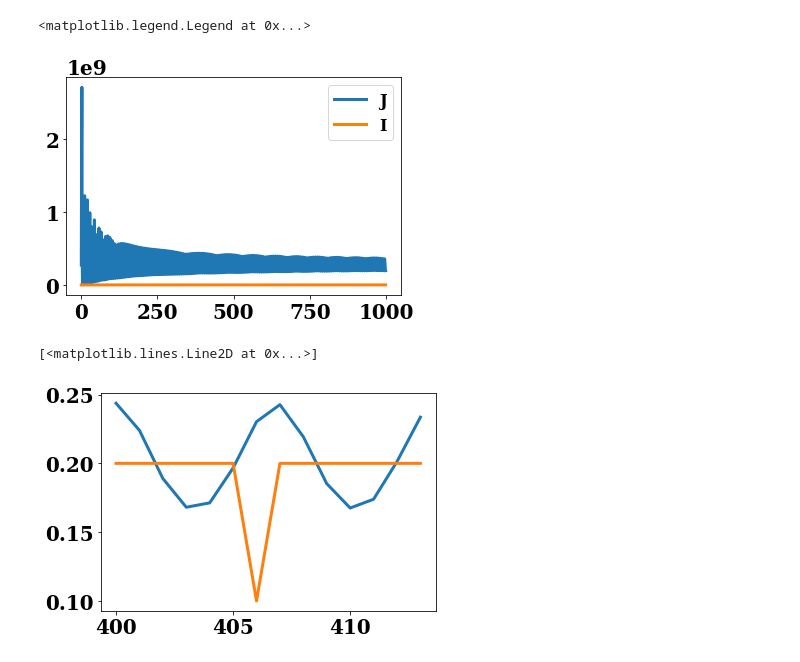
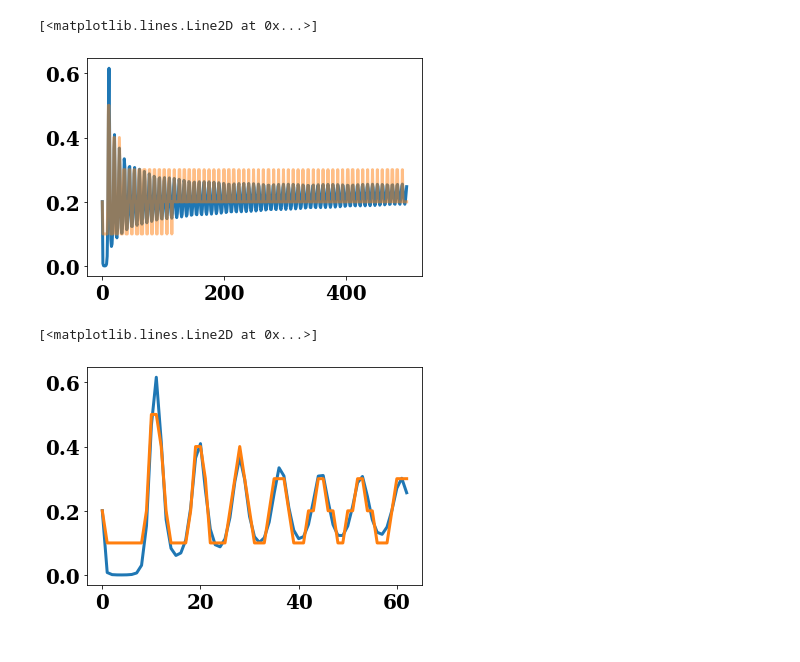
Before and after one commit to dsindiavscovid/CoSIR, a Jupyter notebook: baselines.ipynb, the cells around one changed output. Saved outputs shown, nothing was run; the diff lists cells and outputs as text; code cells hidden in the pictures.

```diff
--- a/baselines.ipynb
+++ b/baselines.ipynb
@@ -9,16 +10,32 @@ import matplotlib.pyplot as plt
 from solvers import *
 # %%
 from plot import *
+# %%
+# df = pd.read_csv('./india_case_counts.csv')
+# I_real = df.iloc[91:]['Active Infections']
+# deltaI_real = df.iloc[91:]['Daily Confirmed']
+
+df = pd.read_csv('./time_series_covid19_confirmed_global.csv')
+df = df.drop(['Lat', 'Long'], axis =1)
+df = df.groupby('Country/Region').agg('sum')
+df = df.loc['Mexico'][98:]
+
+I_real = list(df)
+deltaI_real = np.array([I_real[i]-I_real[i-1] for i in range(1, len(I_real))])
 # %%
-N = 1366417755
-R0 = 9059
-I0 = 24653
+# N = 1366417755 #India's Population
+N = 127575528  #Mexico's Population
+# N = 17097123 #Netherland's Population
+R0 = 0
+
 Istar = N/1000
 print(Istar)
 
-r = 4.2
+r = 3
 e = r/Istar
 gamma = 1/5.
+underreporting_factor = 50.
+I0 = deltaI_real[0]*underreporting_factor/gamma
 S0 = N - I0 - R0
 beta0 = gamma*N/S0
 # Istar = r/e
@@ -287,13 +217,12 @@ array([1.36638404e+09, 1.36635694e+09, 1.36617110e+09, 1.36576674e+09,
 # %%
-plt.plot(t, J_ideal, label= "J")
-plt.plot(t, I_ideal, label= "I")
-plt.legend()
+plt.plot(t, beta_ideal)
+plt.plot(t, beta_approx, alpha = 0.5)
 # %% [output]
-<matplotlib.legend.Legend at 0x...>
+[<matplotlib.lines.Line2D at 0x...>]
-[figure, old version]
+[figure, new version]
 # %%
-plt.plot(t[400:414], beta_ideal[400:414], label="CoSIR")
-plt.plot(t[400:414], beta_approx[400:414], label="CoSIR approx")
+plt.plot(t[:63], beta_ideal[:63])
+plt.plot(t[:63], beta_approx[:63])
 # %% [output]
 [<matplotlib.lines.Line2D at 0x...>]
-[figure, old version]
+[figure, new version]
```
Also changed, not shown: parts of 29 cells of this notebook, 6 other files.
